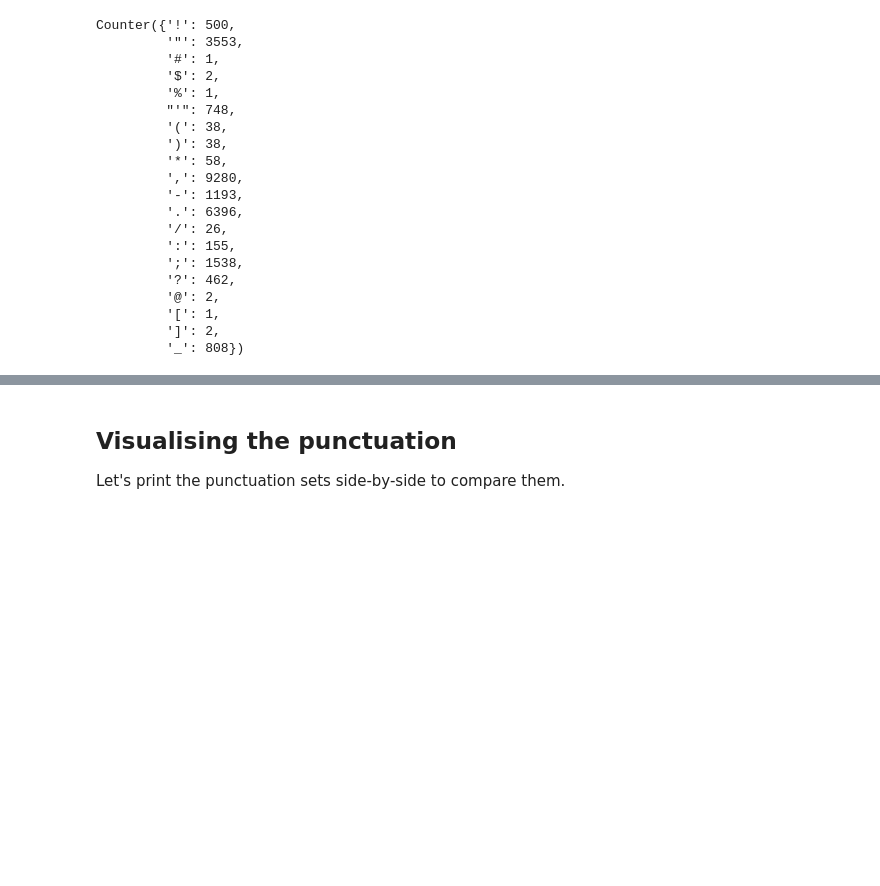
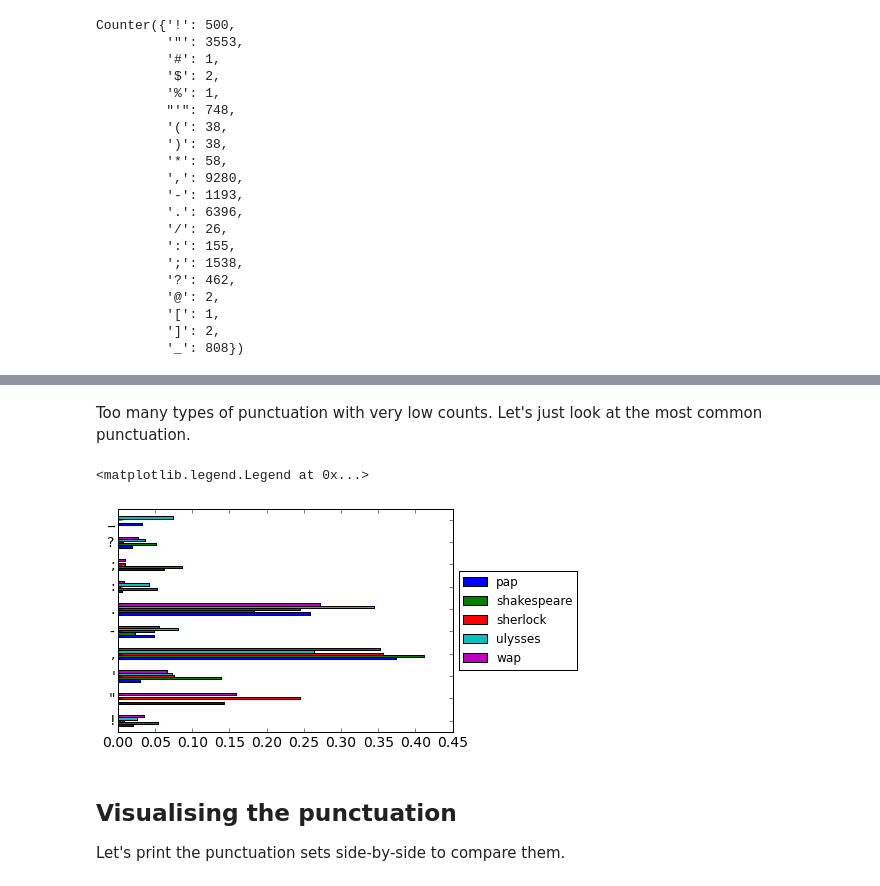
Before and after one commit to NeilNjae/visualising-punctuation, a Jupyter notebook: visualising-punctuation.ipynb, the cells around one changed output, grey strips where cells are left out. Drawn from its saved outputs; the diff is of its cells as text; code cells hidden in the pictures; blank space fills up the shorter version.

```diff
--- a/visualising-punctuation.ipynb
+++ b/visualising-punctuation.ipynb
@@ -179,3 +216,11 @@ Counter({'!': 500,
+# %% [markdown]
+Too many types of punctuation with very low counts. Let's just look at the most common punctuation.
+# %%
+ax = punctuation_normalised[punctuation_normalised.sum(axis=1) > 0.1].plot(kind='barh',fontsize=14)
+ax.legend(loc='center left', bbox_to_anchor=(1, 0.5))
+# %% [output]
+<matplotlib.legend.Legend at 0x...>
+[figure, added]
 # %% [markdown]
 ## Visualising the punctuation
 Let's print the punctuation sets side-by-side to compare them.
```
Also changed, not shown: parts of 14 cells of this notebook, 1 other file.
